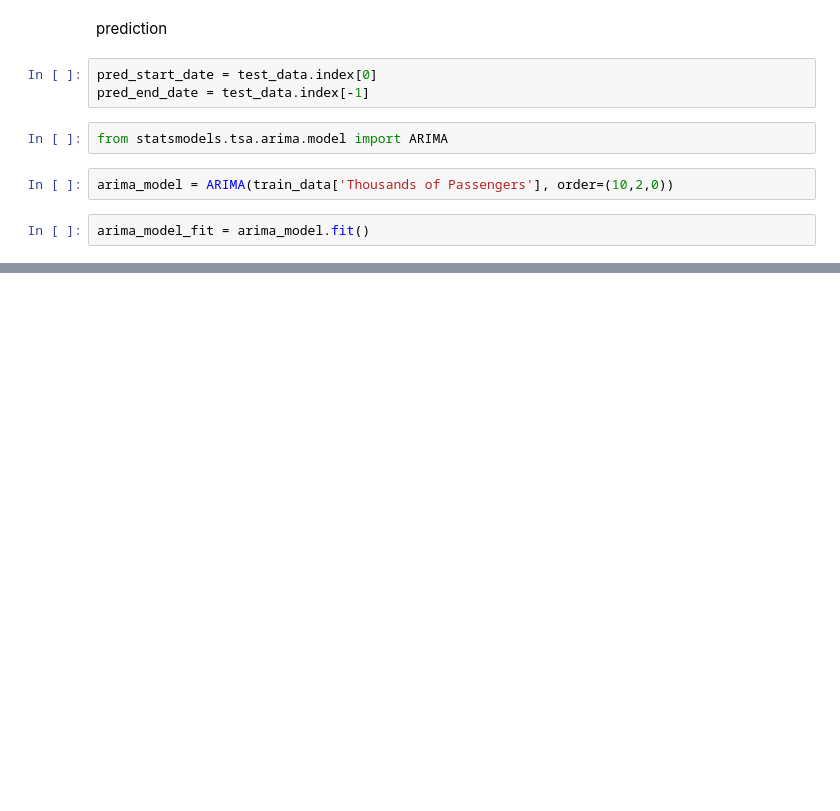
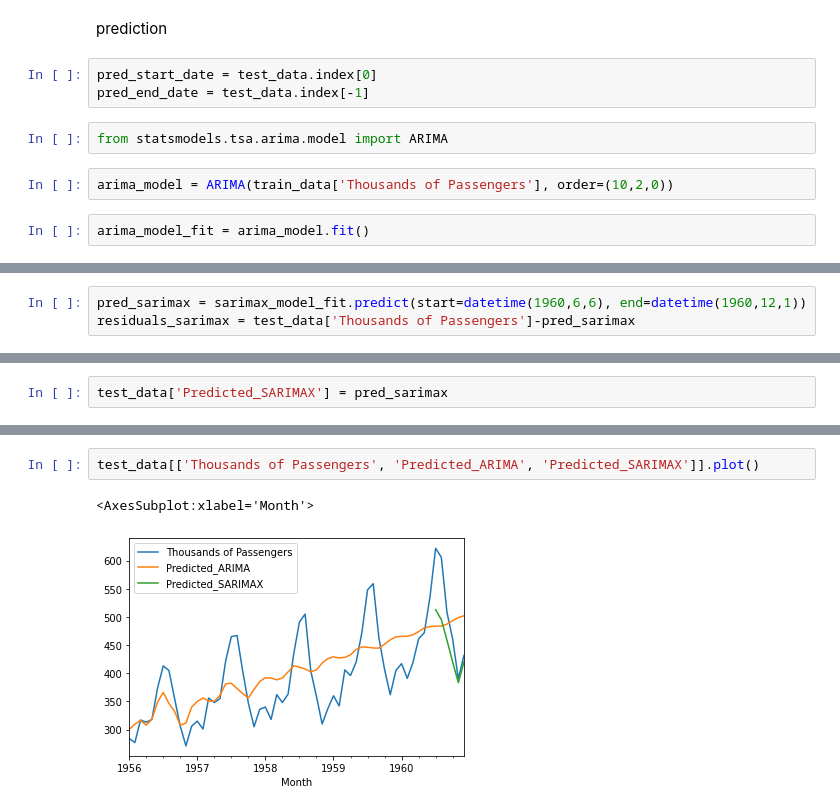
Before and after one commit to sinchan-s/time-series-analysis, a Jupyter notebook: tsa-functions.ipynb, the cells around one changed output, grey strips where cells are left out. Saved outputs shown, nothing was run; the diff lists cells and outputs as text; blank space fills up the shorter version.

```diff
--- a/tsa-functions.ipynb
+++ b/tsa-functions.ipynb
@@ -356,0 +451,3 @@ Warnings:
+# %%
+pred_sarimax = sarimax_model_fit.predict(start=datetime(1960,6,6), end=datetime(1960,12,1))
+residuals_sarimax = test_data['Thousands of Passengers']-pred_sarimax
@@ -356,0 +468,2 @@ Warnings:
+# %%
+test_data['Predicted_SARIMAX'] = pred_sarimax
@@ -356,0 +486,5 @@ Warnings:
+# %%
+test_data[['Thousands of Passengers', 'Predicted_ARIMA', 'Predicted_SARIMAX']].plot()
+# %% [output]
+<AxesSubplot:xlabel='Month'>
+[figure, added]
```
Also changed, not shown: parts of 18 cells of this notebook.
